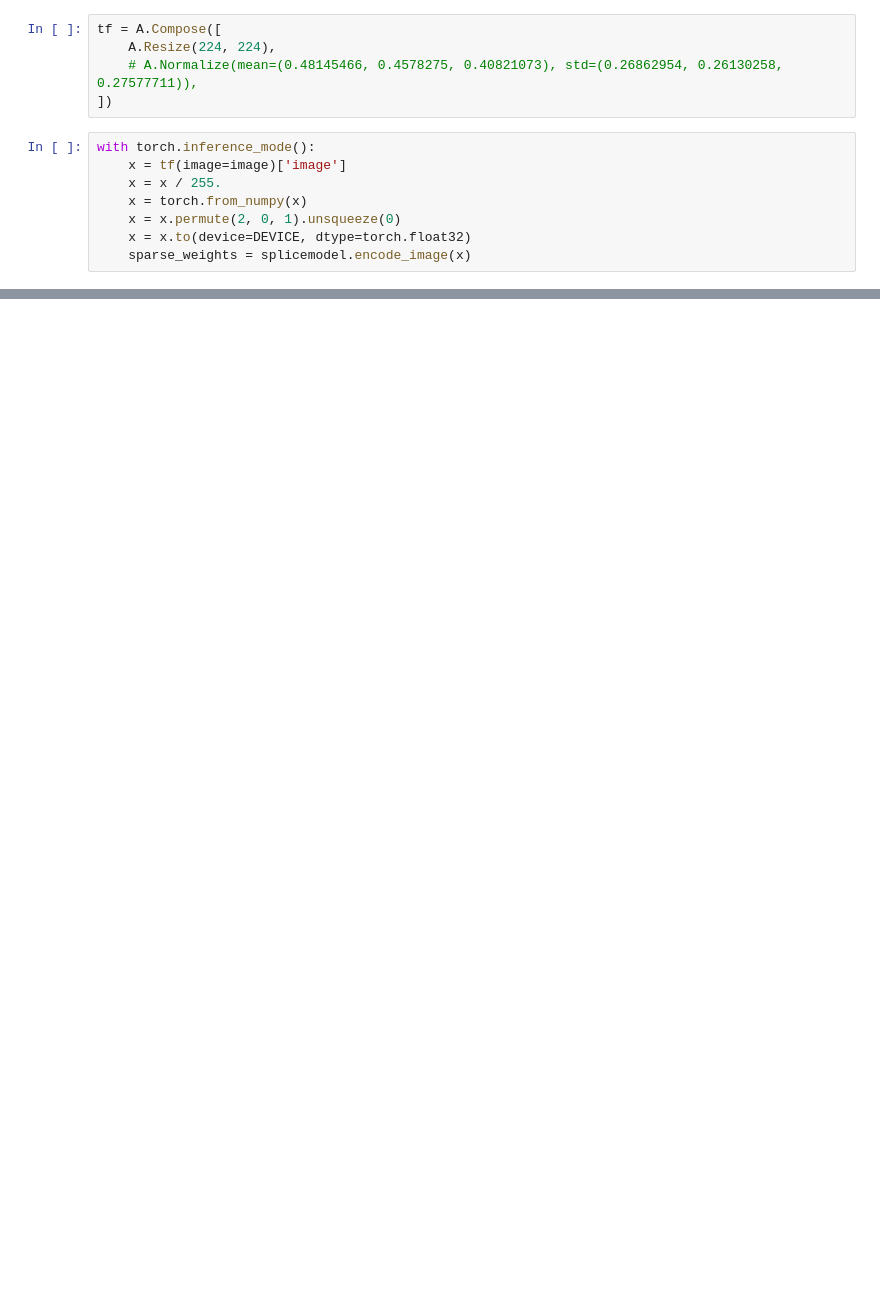
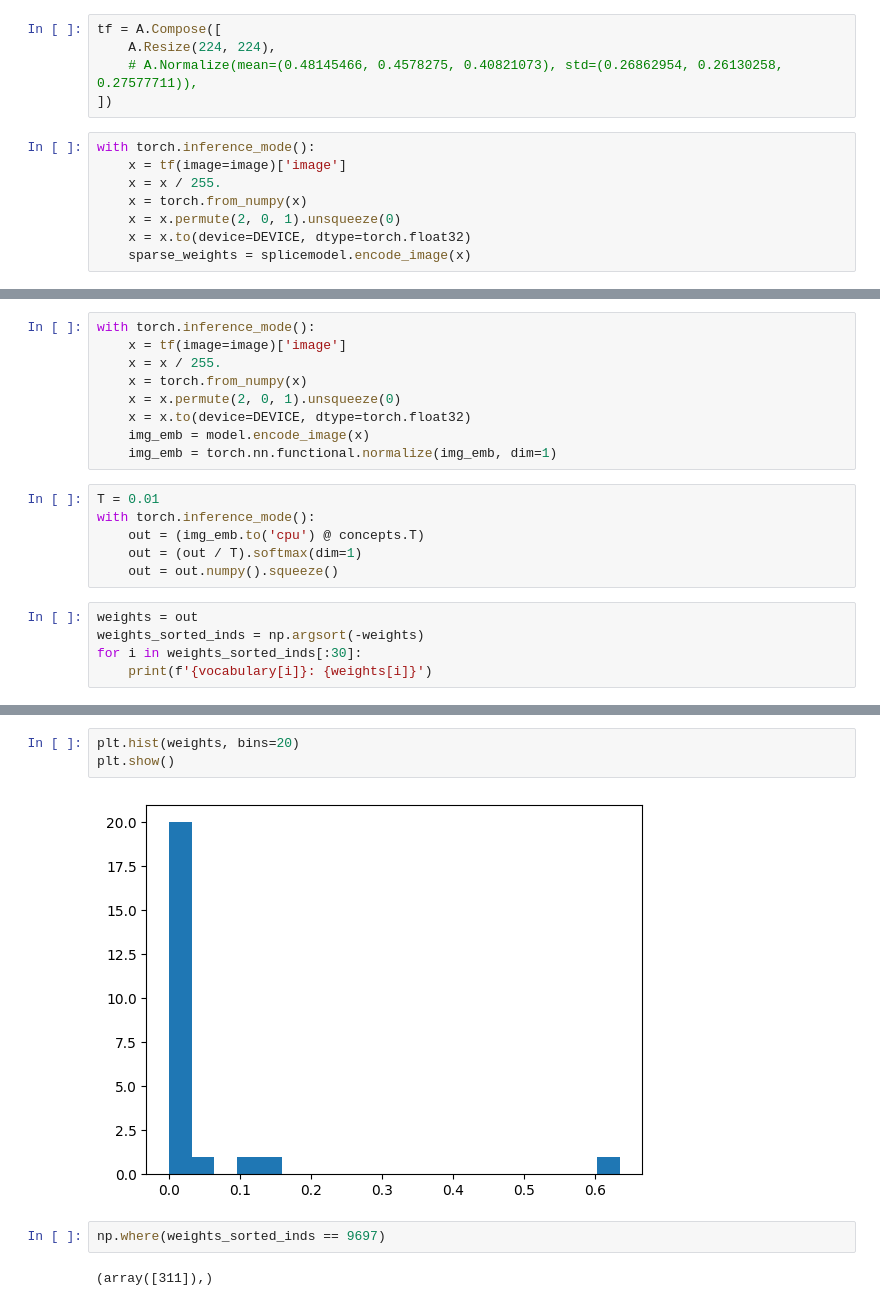
Before and after one commit to AdeelH/raster-vision, a Jupyter notebook: docs/usage/tutorials/queryable-earth/splice.ipynb, the cells around one changed output, grey strips where cells are left out. Cells and saved outputs as stored; diff of their text form; blank space fills up the shorter version.

```diff
--- a/docs/usage/tutorials/queryable-earth/splice.ipynb
+++ b/docs/usage/tutorials/queryable-earth/splice.ipynb
@@ -108,0 +165,20 @@ che: 0.09638659656047821
+# %%
+with torch.inference_mode():
+    x = tf(image=image)['image']
+    x = x / 255.
+    x = torch.from_numpy(x)
+    x = x.permute(2, 0, 1).unsqueeze(0)
+    x = x.to(device=DEVICE, dtype=torch.float32)
+    img_emb = model.encode_image(x)
+    img_emb = torch.nn.functional.normalize(img_emb, dim=1)
+# %%
+T = 0.01
+with torch.inference_mode():
+    out = (img_emb.to('cpu') @ concepts.T)
+    out = (out / T).softmax(dim=1)
+    out = out.numpy().squeeze()
+# %%
+weights = out
+weights_sorted_inds = np.argsort(-weights)
+for i in weights_sorted_inds[:30]:
+    print(f'{vocabulary[i]}: {weights[i]}')
@@ -108,0 +203,9 @@ che: 0.09638659656047821
+# %%
+plt.hist(weights, bins=20)
+plt.show()
+# %% [output]
+[figure, added]
+# %%
+np.where(weights_sorted_inds == 9697)
+# %% [output]
+(array([311]),)
```
Also changed, not shown: parts of 36 cells of this notebook, 1 other file.
